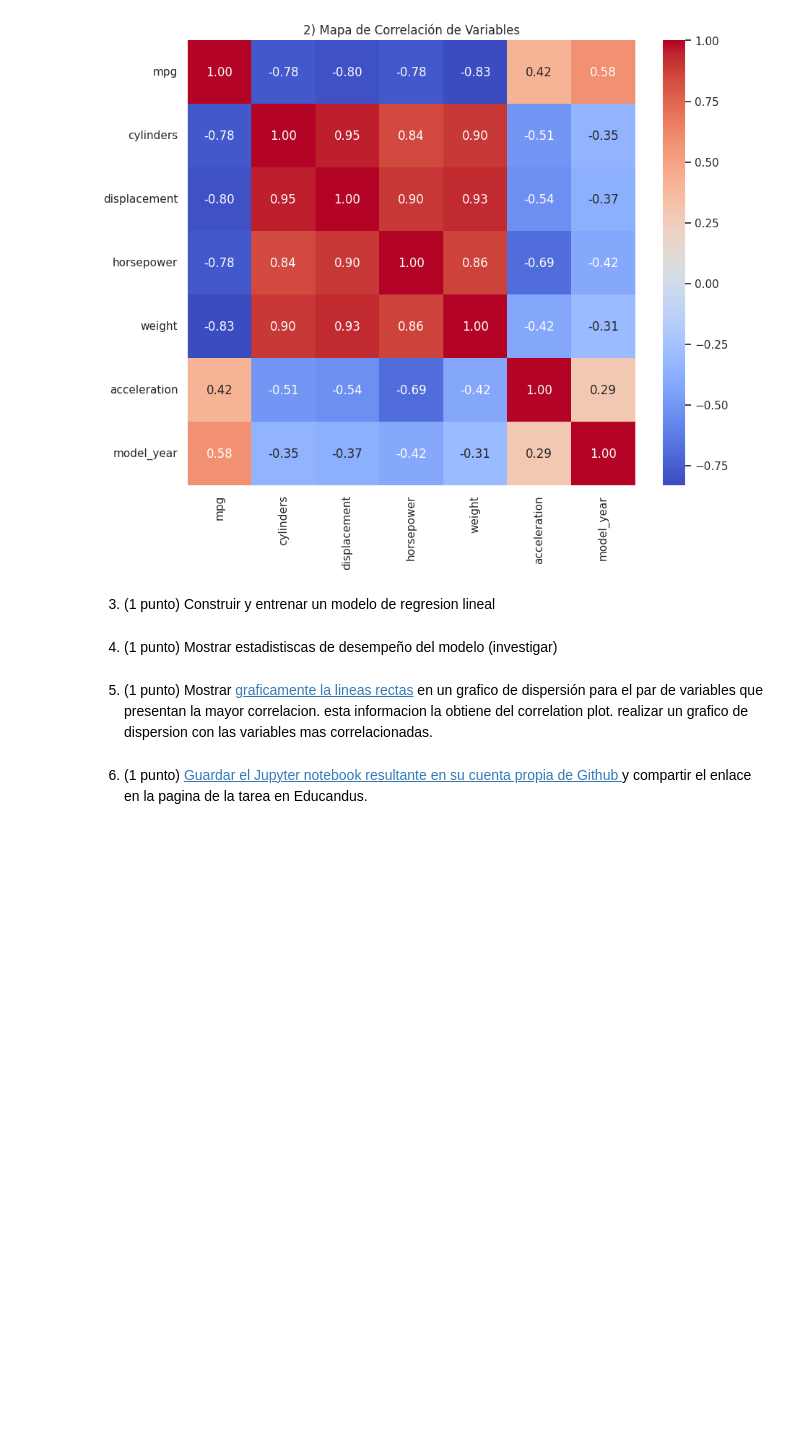
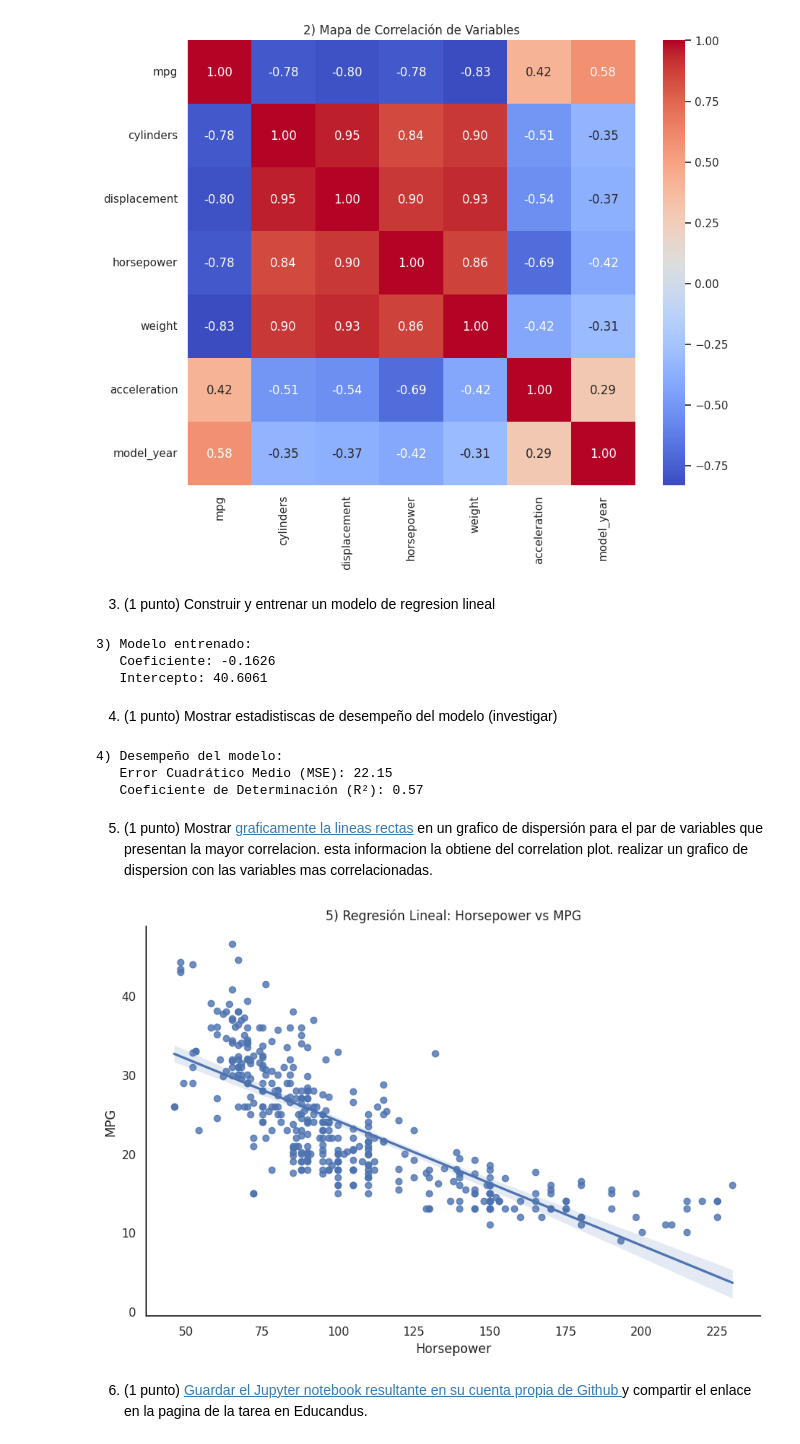
Before and after one commit to BorisMejiasII/RegresionLineal-II, a Jupyter notebook: S07-Linear-Models/Tarea_regresion_lineal.ipynb, the cells around one changed output. Drawn from its saved outputs; the diff is of its cells as text; code cells hidden in the pictures; blank space fills up the shorter version.

```diff
--- a/S07-Linear-Models/Tarea_regresion_lineal.ipynb
+++ b/S07-Linear-Models/Tarea_regresion_lineal.ipynb
@@ -41,9 +41,67 @@ plt.show()
 [figure]
 # %% [markdown]
 3) (1 punto) Construir y entrenar un modelo de regresion lineal
+# %%
+
+# 0) Cargar y limpiar datos — ¡MUY IMPORTANTE antes de todo!
+mpg = sns.load_dataset("mpg").dropna(subset=["horsepower", "mpg"])
+
+# 3) Construcción y entrenamiento del modelo de regresión lineal
+from sklearn.linear_model import LinearRegression
+from sklearn.model_selection import train_test_split
+
+# Selección de variables (ahora sin NaNs)
+X = mpg[["horsepower"]]
+y = mpg["mpg"]
+
+# División de datos
+X_train, X_test, y_train, y_test = train_test_split(
+    X, y, test_size=0.2, random_state=42
+)
+
+# Entrenar modelo
+modelo = LinearRegression()
+modelo.fit(X_train, y_train)
+
+print("3) Modelo entrenado:")
+print(f"   Coeficiente: {modelo.coef_[0]:.4f}")
+print(f"   Intercepto: {modelo.intercept_:.4f}")
+# %% [output]
+3) Modelo entrenado:
+   Coeficiente: -0.1626
+   Intercepto: 40.6061
 # %% [markdown]
 4) (1 punto) Mostrar estadistiscas de desempeño del modelo (investigar)
+# %%
+ from sklearn.metrics import mean_squared_error, r2_score
+
+# Predicción
+y_pred = modelo.predict(X_test)
+
+# Métricas
+mse = mean_squared_error(y_test, y_pred)
+r2  = r2_score(y_test, y_pred)
+
+print("4) Desempeño del modelo:")
+print(f"   Error Cuadrático Medio (MSE): {mse:.2f}")
+print(f"   Coeficiente de Determinación (R²): {r2:.2f}")
+# %% [output]
+4) Desempeño del modelo:
+   Error Cuadrático Medio (MSE): 22.15
+   Coeficiente de Determinación (R²): 0.57
 # %% [markdown]
 5) (1 punto) Mostrar [graficamente la lineas rectas](https://seaborn.pydata.org/tutorial/regression.html) en un grafico de dispersión para el par de variables que presentan la mayor correlacion. esta informacion la obtiene del correlation plot. realizar un grafico de dispersion con las variables mas correlacionadas.
+# %%
+import seaborn as sns
+import matplotlib.pyplot as plt
+
+# lmplot para la relación más correlacionada (horsepower vs mpg)
+sns.lmplot(x="horsepower", y="mpg", data=mpg, aspect=1.5, height=6)
+plt.title("5) Regresión Lineal: Horsepower vs MPG")
+plt.xlabel("Horsepower")
+plt.ylabel("MPG")
+plt.show()
+# %% [output]
+[figure, added]
 # %% [markdown]
 6) (1 punto) [Guardar el Jupyter notebook resultante en su cuenta propia de Github ](https://bebi103a.github.io/lessons/02/git_with_colab.html) y compartir el enlace en la pagina de la tarea en Educandus.
```
